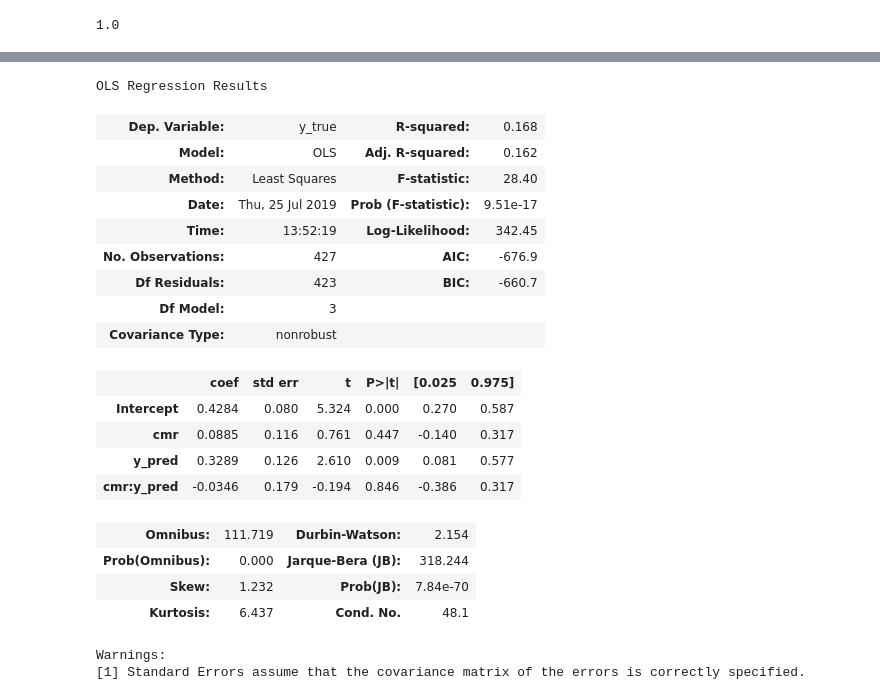
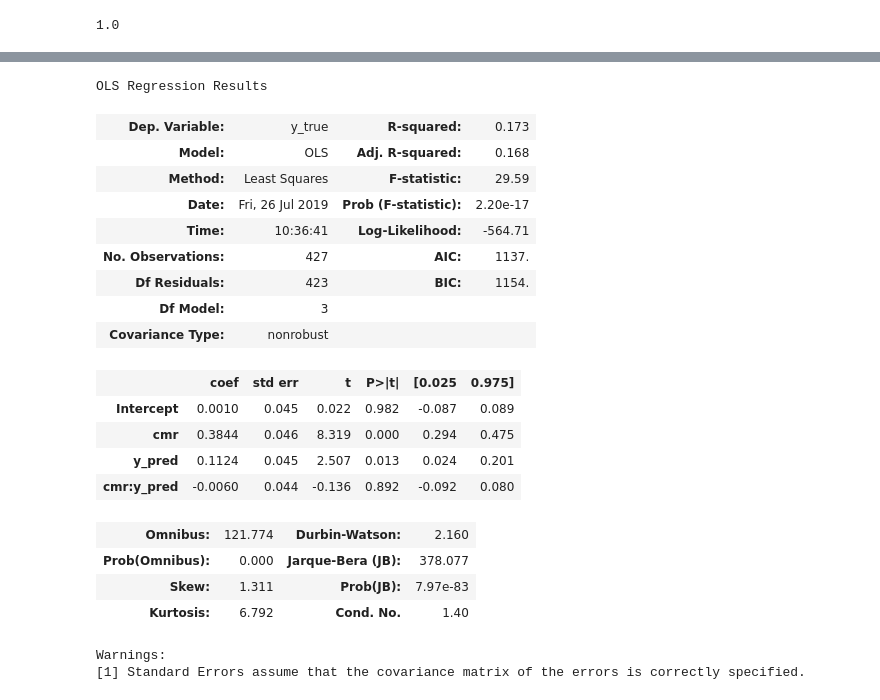
Before and after one commit to CoAxLab/IMT_manuscript, a Jupyter notebook: code/old_faces.ipynb, the cells around one changed output, grey strips where cells are left out. Saved outputs shown, nothing was run; the diff lists cells and outputs as text; code cells hidden in the pictures.

```diff
--- a/code/old_faces.ipynb
+++ b/code/old_faces.ipynb
@@ -526,24 +561,24 @@ strong multicollinearity or other numerical problems.
 # %%
-smf.ols('y_true ~ cmr*y_pred', data=anciliary_df).fit(method="qr").summary()
+smf.ols('y_true ~ cmr*y_pred', data=anciliary_df_z).fit(method="qr").summary()
 # %% [output]
 OLS Regression Results
-| Dep. Variable: | y_true | R-squared: | 0.168 |
-| Model: | OLS | Adj. R-squared: | 0.162 |
-| Method: | Least Squares | F-statistic: | 28.40 |
-| Date: | Thu, 25 Jul 2019 | Prob (F-statistic): | 9.51e-17 |
-| Time: | 13:52:19 | Log-Likelihood: | 342.45 |
-| No. Observations: | 427 | AIC: | -676.9 |
-| Df Residuals: | 423 | BIC: | -660.7 |
+| Dep. Variable: | y_true | R-squared: | 0.173 |
+| Model: | OLS | Adj. R-squared: | 0.168 |
+| Method: | Least Squares | F-statistic: | 29.59 |
+| Date: | Fri, 26 Jul 2019 | Prob (F-statistic): | 2.20e-17 |
+| Time: | 10:36:41 | Log-Likelihood: | -564.71 |
+| No. Observations: | 427 | AIC: | 1137. |
+| Df Residuals: | 423 | BIC: | 1154. |
 | Df Model: | 3 |  |  |
 | Covariance Type: | nonrobust |  |  |
 |  | coef | std err | t | P>|t| | [0.025 | 0.975] |
-| Intercept | 0.4284 | 0.080 | 5.324 | 0.000 | 0.270 | 0.587 |
-| cmr | 0.0885 | 0.116 | 0.761 | 0.447 | -0.140 | 0.317 |
-| y_pred | 0.3289 | 0.126 | 2.610 | 0.009 | 0.081 | 0.577 |
-| cmr:y_pred | -0.0346 | 0.179 | -0.194 | 0.846 | -0.386 | 0.317 |
+| Intercept | 0.0010 | 0.045 | 0.022 | 0.982 | -0.087 | 0.089 |
+| cmr | 0.3844 | 0.046 | 8.319 | 0.000 | 0.294 | 0.475 |
+| y_pred | 0.1124 | 0.045 | 2.507 | 0.013 | 0.024 | 0.201 |
+| cmr:y_pred | -0.0060 | 0.044 | -0.136 | 0.892 | -0.092 | 0.080 |
-| Omnibus: | 111.719 | Durbin-Watson: | 2.154 |
-| Prob(Omnibus): | 0.000 | Jarque-Bera (JB): | 318.244 |
-| Skew: | 1.232 | Prob(JB): | 7.84e-70 |
-| Kurtosis: | 6.437 | Cond. No. | 48.1 |
+| Omnibus: | 121.774 | Durbin-Watson: | 2.160 |
+| Prob(Omnibus): | 0.000 | Jarque-Bera (JB): | 378.077 |
+| Skew: | 1.311 | Prob(JB): | 7.97e-83 |
+| Kurtosis: | 6.792 | Cond. No. | 1.40 |
 Warnings:
 [1] Standard Errors assume that the covariance matrix of the errors is correctly specified.
```
Also changed, not shown: parts of 21 cells of this notebook, 1 other file.
